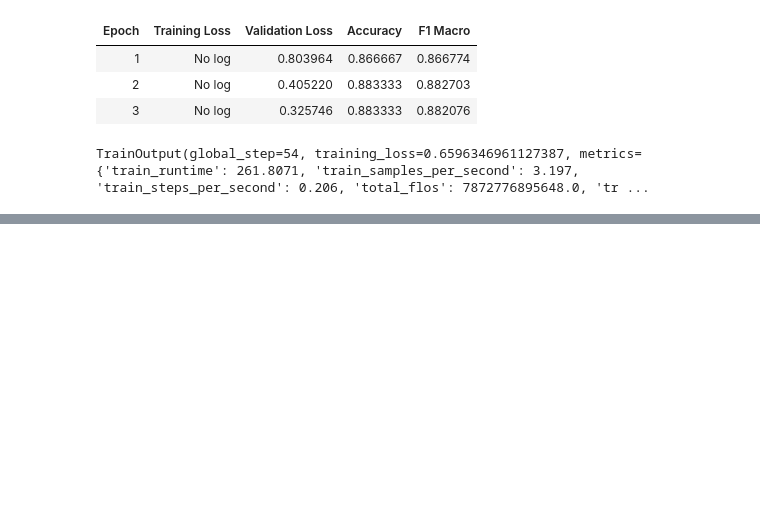
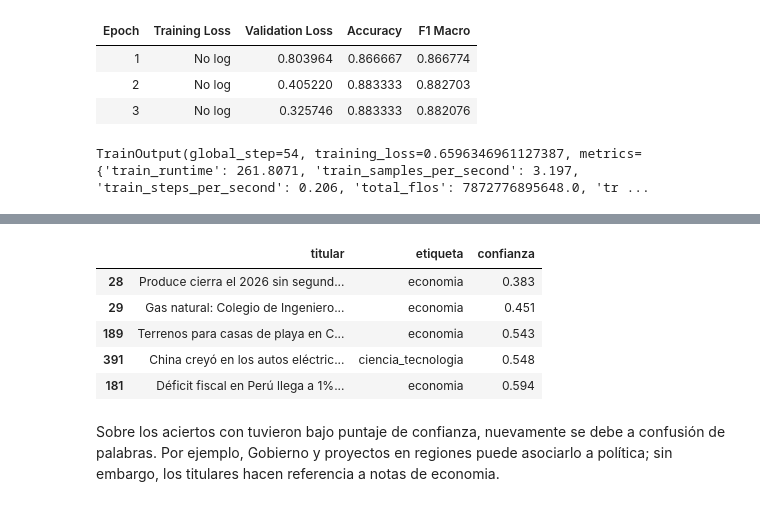
Before and after one commit to Clandra91/Python_intermedio, a Jupyter notebook: tarea_1/02_clasificacion.ipynb, the cells around one changed output, grey strips where cells are left out. Drawn from its saved outputs; the diff is of its cells as text; code cells hidden in the pictures; blank space fills up the shorter version.

```diff
--- a/tarea_1/02_clasificacion.ipynb
+++ b/tarea_1/02_clasificacion.ipynb
@@ -378,0 +518,12 @@ entrenador.save_model("modelo")
+# %%
+# 4) Aciertos con poca seguridad
+casos_dudosos(resultados_test)
+# %% [output]
+|  | titular | etiqueta | confianza |
+| 28 | Produce cierra el 2026 sin segund... | economia | 0.383 |
+| 29 | Gas natural: Colegio de Ingeniero... | economia | 0.451 |
+| 189 | Terrenos para casas de playa en C... | economia | 0.543 |
+| 391 | China creyó en los autos eléctric... | ciencia_tecnologia | 0.548 |
+| 181 | Déficit fiscal en Perú llega a 1%... | economia | 0.594 |
+# %% [markdown]
+Sobre los aciertos con tuvieron bajo puntaje de confianza, nuevamente se debe a confusión de palabras. Por ejemplo, Gobierno y proyectos en regiones puede asociarlo a política; sin embargo, los titulares hacen referencia a notas de economia.
```
Also changed, not shown: parts of 12 cells of this notebook.
